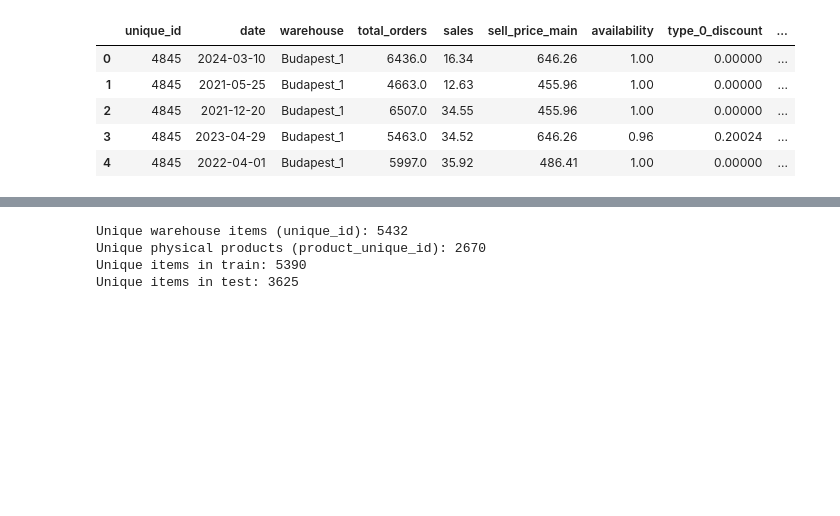
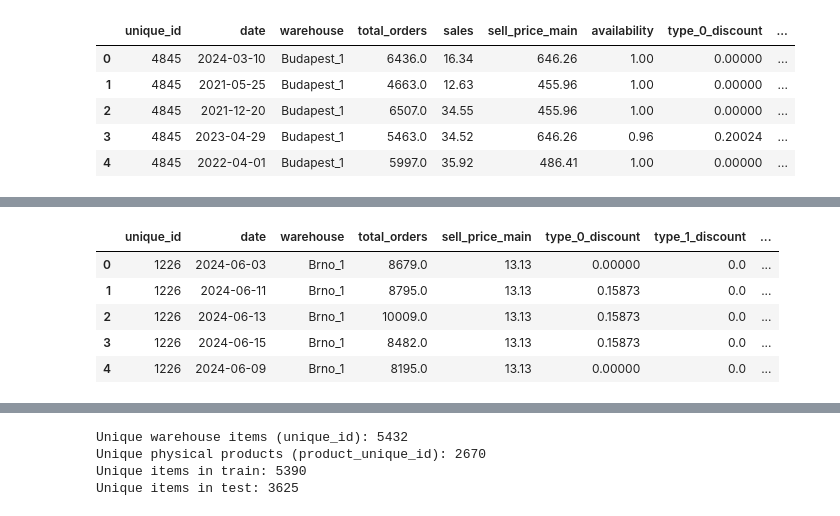
Before and after one commit to KtoxTheNisa/GROUP51_CENG313, a Jupyter notebook: assignment1_eda_baseline.ipynb, the cells around one changed output, grey strips where cells are left out. Cells and saved outputs as stored; diff of their text form; code cells hidden in the pictures; blank space fills up the shorter version.

```diff
--- a/assignment1_eda_baseline.ipynb
+++ b/assignment1_eda_baseline.ipynb
@@ -128,0 +133,9 @@ calendar.head(3)
+# %%
+sales_test.head()
+# %% [output]
+|  | unique_id | date | warehouse | total_orders | sell_price_main | type_0_discount | type_1_discount | ... |
+| 0 | 1226 | 2024-06-03 | Brno_1 | 8679.0 | 13.13 | 0.00000 | 0.0 | ... |
+| 1 | 1226 | 2024-06-11 | Brno_1 | 8795.0 | 13.13 | 0.15873 | 0.0 | ... |
+| 2 | 1226 | 2024-06-13 | Brno_1 | 10009.0 | 13.13 | 0.15873 | 0.0 | ... |
+| 3 | 1226 | 2024-06-15 | Brno_1 | 8482.0 | 13.13 | 0.15873 | 0.0 | ... |
+| 4 | 1226 | 2024-06-09 | Brno_1 | 8195.0 | 13.13 | 0.00000 | 0.0 | ... |
```
Also changed, not shown: parts of 21 cells of this notebook.
